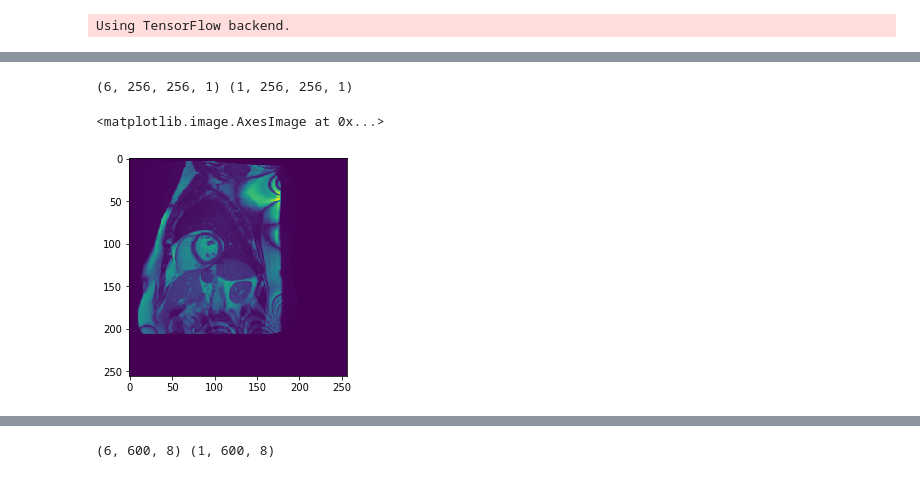
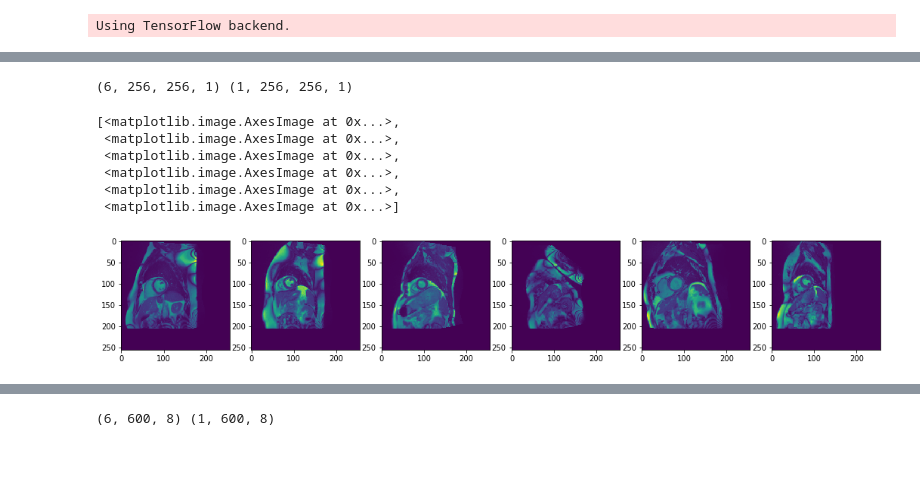
Before and after one commit to broadinstitute/ml4h, a Jupyter notebook: notebooks/saliency_maps.ipynb, the cells around one changed output, grey strips where cells are left out. Cells and saved outputs as stored; diff of their text form; code cells hidden in the pictures.

```diff
--- a/notebooks/saliency_maps.ipynb
+++ b/notebooks/saliency_maps.ipynb
@@ -106,8 +107,14 @@ ________________________________________________________________________________
 # %%
 test_tensor = test_data['input_mri_slice']
 print(test_tensor.shape, test_tensor[:1].shape)
-plt.imshow(test_tensor[0, :, :, 0])
+_, axes = plt.subplots(1, 6, figsize=(18, 14))
+[axes[i].imshow(test_tensor[i, :, :, 0]) for i in range(6)]
 # %% [output]
 (6, 256, 256, 1) (1, 256, 256, 1)
-<matplotlib.image.AxesImage at 0x...>
+[<matplotlib.image.AxesImage at 0x...>,
+ <matplotlib.image.AxesImage at 0x...>,
+ <matplotlib.image.AxesImage at 0x...>,
+ <matplotlib.image.AxesImage at 0x...>,
+ <matplotlib.image.AxesImage at 0x...>,
+ <matplotlib.image.AxesImage at 0x...>]
-[figure, old version]
+[figure, new version]
```
Also changed, not shown: parts of 10 cells of this notebook.
